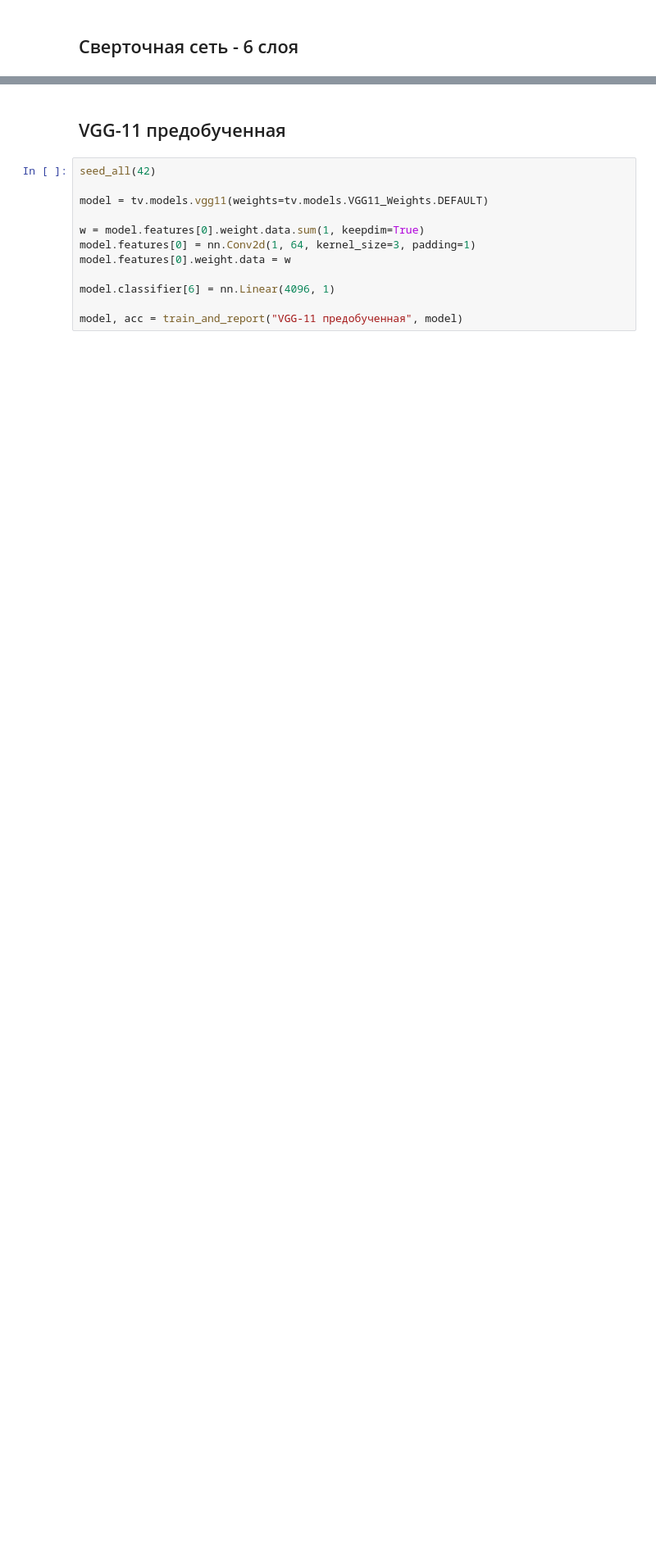
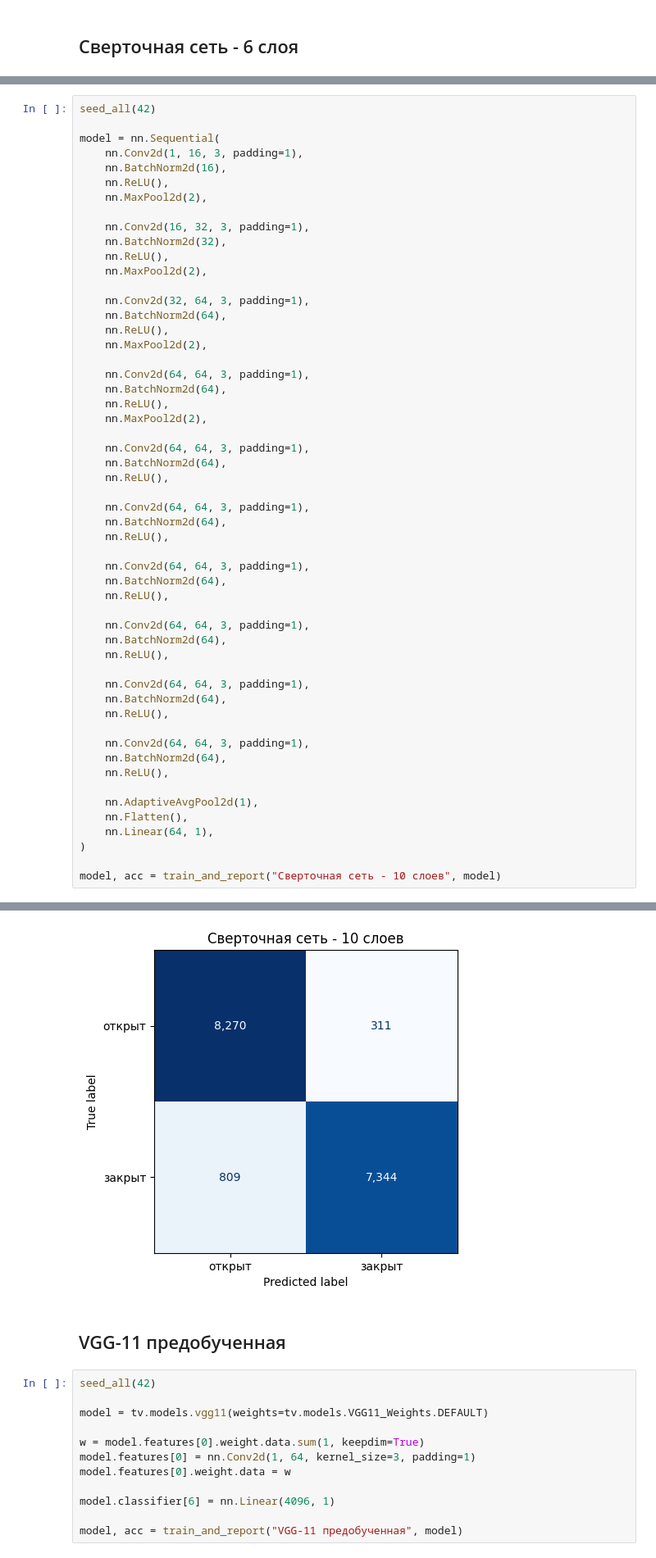
Before and after one commit to KrisTinaShch/driver-drowsiness-detection, a Jupyter notebook: experiments.ipynb, the cells around one changed output, grey strips where cells are left out. Shown at 82% size. Cells and saved outputs as stored; diff of their text form; blank space fills up the shorter version.

```diff
--- a/experiments.ipynb
+++ b/experiments.ipynb
@@ -303,3 +303,58 @@ weighted avg     0.9445    0.9445    0.9445     16734
 
 ROC-AUC: 0.9878
 [figure]
+# %%
+seed_all(42)
+
+model = nn.Sequential(
+    nn.Conv2d(1, 16, 3, padding=1),
+    nn.BatchNorm2d(16),
+    nn.ReLU(),
+    nn.MaxPool2d(2),
+
+    nn.Conv2d(16, 32, 3, padding=1),
+    nn.BatchNorm2d(32),
+    nn.ReLU(),
+    nn.MaxPool2d(2),
+
+    nn.Conv2d(32, 64, 3, padding=1),
+    nn.BatchNorm2d(64),
+    nn.ReLU(),
+    nn.MaxPool2d(2),
+
+    nn.Conv2d(64, 64, 3, padding=1),
+    nn.BatchNorm2d(64),
+    nn.ReLU(),
+    nn.MaxPool2d(2),
+
+    nn.Conv2d(64, 64, 3, padding=1),
+    nn.BatchNorm2d(64),
+    nn.ReLU(),
+
+    nn.Conv2d(64, 64, 3, padding=1),
+    nn.BatchNorm2d(64),
+    nn.ReLU(),
+
+    nn.Conv2d(64, 64, 3, padding=1),
+    nn.BatchNorm2d(64),
+    nn.ReLU(),
+
+    nn.Conv2d(64, 64, 3, padding=1),
+    nn.BatchNorm2d(64),
+    nn.ReLU(),
+
+    nn.Conv2d(64, 64, 3, padding=1),
+    nn.BatchNorm2d(64),
+    nn.ReLU(),
+
+    nn.Conv2d(64, 64, 3, padding=1),
+    nn.BatchNorm2d(64),
+    nn.ReLU(),
+
+    nn.AdaptiveAvgPool2d(1),
+    nn.Flatten(),
+    nn.Linear(64, 1),
+)
+
+model, acc = train_and_report("Сверточная сеть - 10 слоев", model)
+# %% [output]
@@ -306,3 +374,4 @@ ROC-AUC: 0.9878
+[figure, added]
 # %% [markdown]
 ## VGG-11 предобученная
 # %%
```
Also changed, not shown: parts of 4 cells of this notebook, 1 other file.
